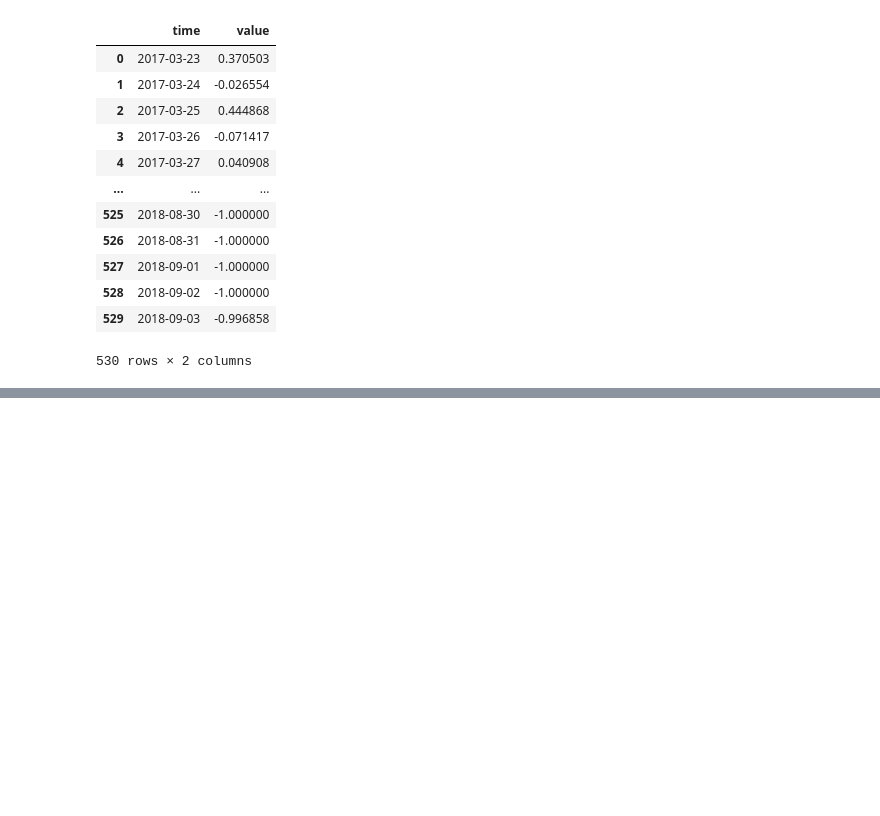
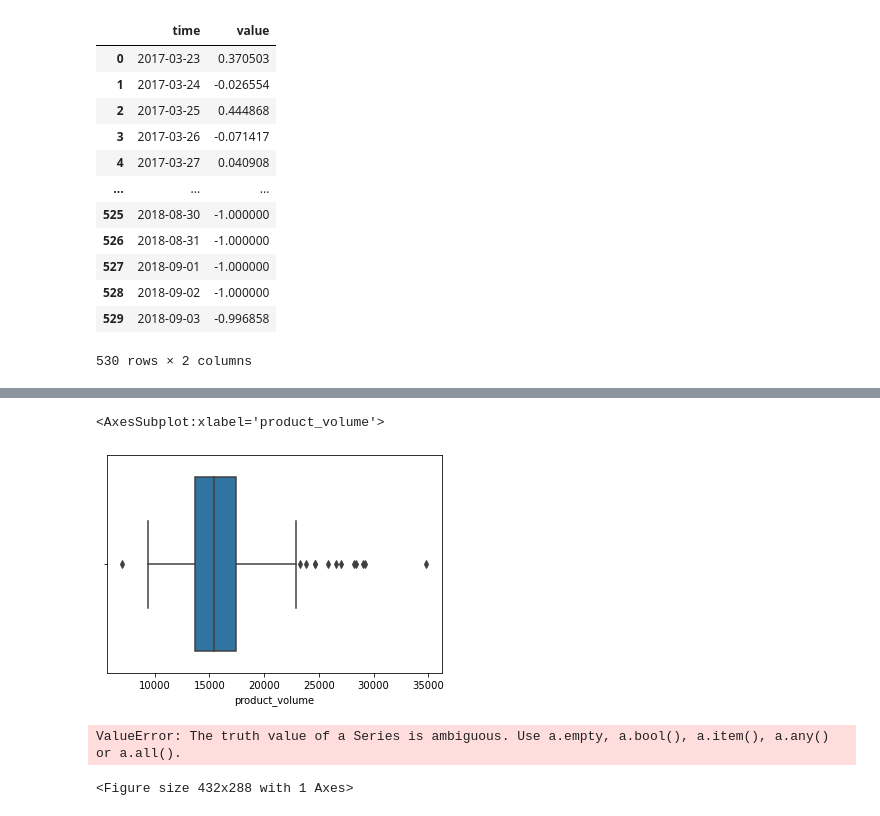
Before and after one commit to finloop/data-science-notebooks, a Jupyter notebook: e_commerce/e-commerce-time-series.ipynb, the cells around one changed output, grey strips where cells are left out. Drawn from its saved outputs; the diff is of its cells as text; code cells hidden in the pictures; blank space fills up the shorter version.

```diff
--- a/e_commerce/e-commerce-time-series.ipynb
+++ b/e_commerce/e-commerce-time-series.ipynb
@@ -760,0 +576,10 @@ res.scores
+# %%
+sns.boxplot(data = ts7, x = "product_volume")
+# %% [output]
+<AxesSubplot:xlabel='product_volume'>
+[figure, added]
+# %%
+(ts7.loc[:, "price"].rolling(7).mean())
+# %% [output]
+ValueError: The truth value of a Series is ambiguous. Use a.empty, a.bool(), a.item(), a.any() or a.all().
+<Figure size 432x288 with 1 Axes>
```
Also changed, not shown: parts of 63 cells of this notebook, 1 other file.
